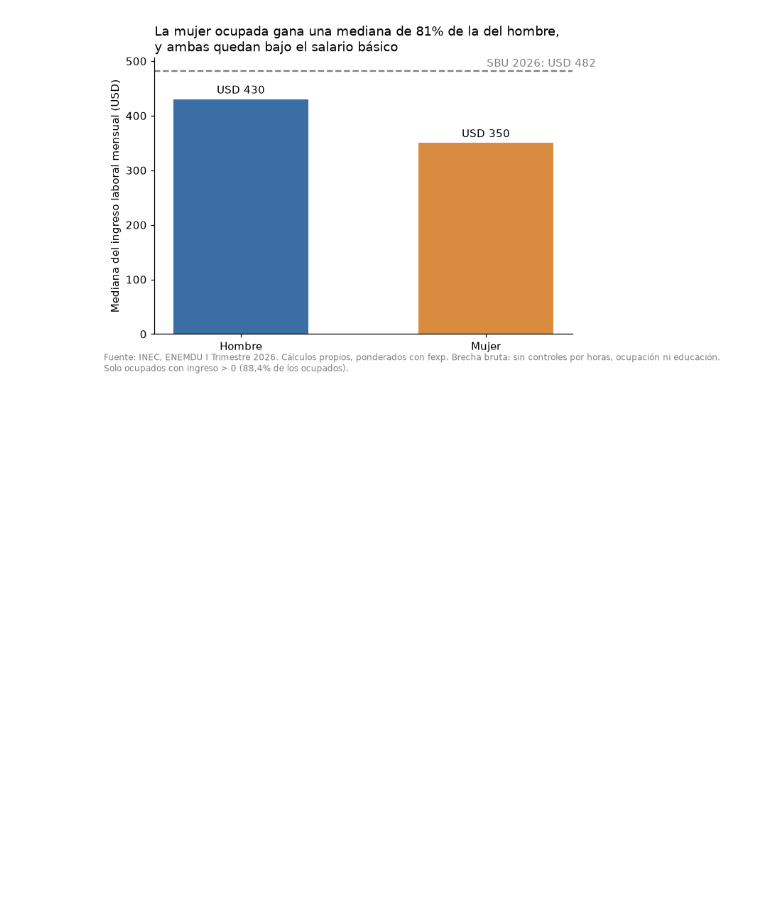
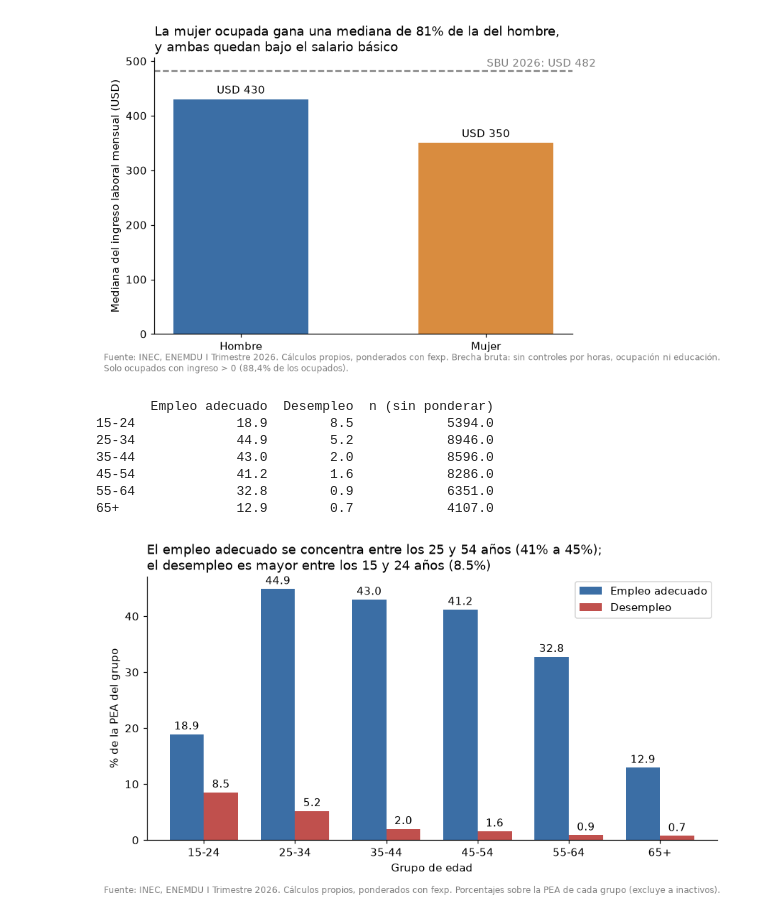
Before and after one commit to andreslojan/enemdu-mercado-laboral, a Jupyter notebook: notebooks/04_descriptivo.ipynb, the cells around one changed output. Cells and saved outputs as stored; diff of their text form; code cells hidden in the pictures; blank space fills up the shorter version.

Commit message:
feat: charts 4-6 (age, informality and income by education)

```diff
--- a/notebooks/04_descriptivo.ipynb
+++ b/notebooks/04_descriptivo.ipynb
@@ -120,3 +120,41 @@ Mujer     350.0
 dtype: float64
 razón: 0.814
 [figure]
+# %%
+# Indicadores por grupo de edad
+
+pea = df[df["condact"].between(1, 8)]
+
+filas = {}
+for g, s in pea.groupby("grupo_edad", observed=True):
+    total = s["fexp"].sum()
+    filas[g] = {
+        "Empleo adecuado": 100 * s.loc[s["condact"] == 1, "fexp"].sum() / total,
+        "Desempleo": 100 * s.loc[s["condact"].isin([7, 8]), "fexp"].sum() / total,
+        "n (sin ponderar)": len(s),
+    }
+edad = pd.DataFrame(filas).T
+print(edad.round(1))
+
+ax = edad[["Empleo adecuado", "Desempleo"]].plot(kind="bar", figsize=(8, 4.5),
+                                                  color=["#3b6ea5", "#c0504d"], rot=0, width=0.75)
+for c in ax.containers:
+    ax.bar_label(c, fmt="%.1f", padding=2)
+ax.set_ylabel("% de la PEA del grupo")
+ax.set_xlabel("Grupo de edad")
+ax.set_title("El empleo adecuado se concentra entre los 25 y 54 años (41% a 45%);\n"
+             f"el desempleo es mayor entre los 15 y 24 años ({edad['Desempleo'].iloc[0]:.1f}%)",
+             loc="left")
+plt.gcf().text(0.01, -0.02, FUENTE + " Porcentajes sobre la PEA de cada grupo (excluye a inactivos).",
+               fontsize=8, color="gray")
+plt.tight_layout()
+plt.savefig("../reports/figures/04_indicadores_edad.png", dpi=150, bbox_inches="tight")
+# %% [output]
+       Empleo adecuado  Desempleo  n (sin ponderar)
+15-24             18.9        8.5            5394.0
+25-34             44.9        5.2            8946.0
+35-44             43.0        2.0            8596.0
+45-54             41.2        1.6            8286.0
+55-64             32.8        0.9            6351.0
+65+               12.9        0.7            4107.0
+[figure, added]
```
Also changed, not shown: parts of 3 cells of this notebook, 4 other files.
